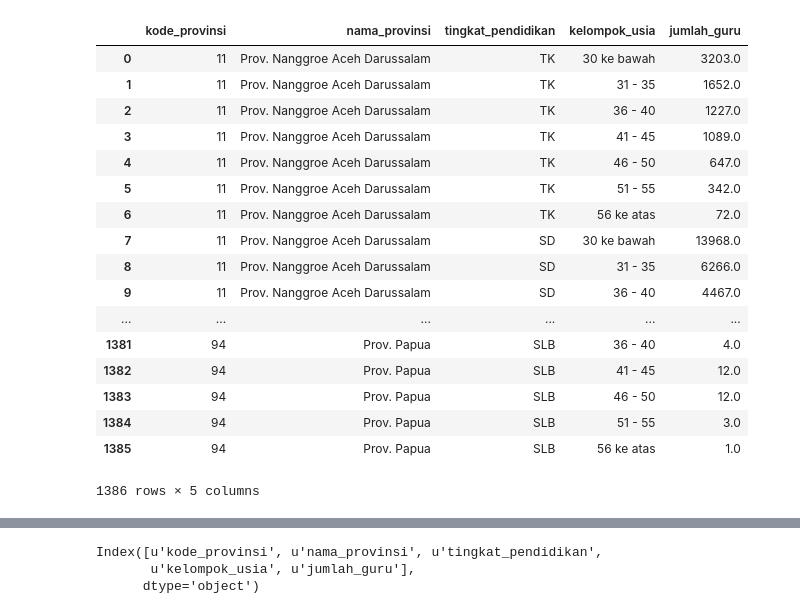
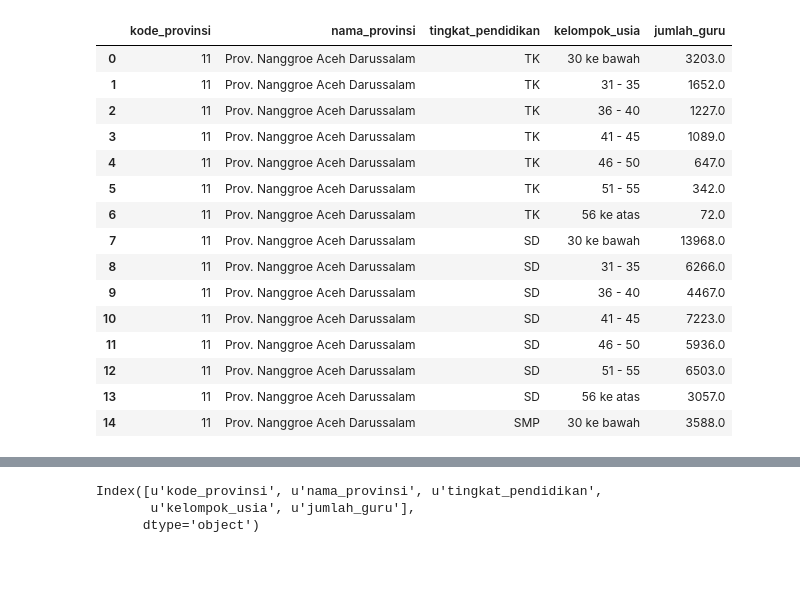
Before and after one commit to amnibrahim/digital-talent, a Jupyter notebook: analisis_data.ipynb, the cells around one changed output, grey strips where cells are left out. Cells and saved outputs as stored; diff of their text form; code cells hidden in the pictures; blank space fills up the shorter version.

```diff
--- a/analisis_data.ipynb
+++ b/analisis_data.ipynb
@@ -3,23 +14,21 @@ import pandas as pd
 # %%
 data_guru = pd.read_csv('datasets/processed-data-guru-kelompok-usia-provinsi-2012.csv', delimiter=",", encoding="ISO-8859-1")
 
-data_guru
+data_guru.head(15)
 # %% [output]
 |  | kode_provinsi | nama_provinsi | tingkat_pendidikan | kelompok_usia | jumlah_guru |
 | 0 | 11 | Prov. Nanggroe Aceh Darussalam | TK | 30 ke bawah | 3203.0 |
 | 1 | 11 | Prov. Nanggroe Aceh Darussalam | TK | 31 - 35 | 1652.0 |
 | 2 | 11 | Prov. Nanggroe Aceh Darussalam | TK | 36 - 40 | 1227.0 |
 | 3 | 11 | Prov. Nanggroe Aceh Darussalam | TK | 41 - 45 | 1089.0 |
 | 4 | 11 | Prov. Nanggroe Aceh Darussalam | TK | 46 - 50 | 647.0 |
 | 5 | 11 | Prov. Nanggroe Aceh Darussalam | TK | 51 - 55 | 342.0 |
 | 6 | 11 | Prov. Nanggroe Aceh Darussalam | TK | 56 ke atas | 72.0 |
 | 7 | 11 | Prov. Nanggroe Aceh Darussalam | SD | 30 ke bawah | 13968.0 |
 | 8 | 11 | Prov. Nanggroe Aceh Darussalam | SD | 31 - 35 | 6266.0 |
 | 9 | 11 | Prov. Nanggroe Aceh Darussalam | SD | 36 - 40 | 4467.0 |
-| ... | ... | ... | ... | ... | ... |
-| 1381 | 94 | Prov. Papua | SLB | 36 - 40 | 4.0 |
-| 1382 | 94 | Prov. Papua | SLB | 41 - 45 | 12.0 |
-| 1383 | 94 | Prov. Papua | SLB | 46 - 50 | 12.0 |
-| 1384 | 94 | Prov. Papua | SLB | 51 - 55 | 3.0 |
-| 1385 | 94 | Prov. Papua | SLB | 56 ke atas | 1.0 |
+| 10 | 11 | Prov. Nanggroe Aceh Darussalam | SD | 41 - 45 | 7223.0 |
+| 11 | 11 | Prov. Nanggroe Aceh Darussalam | SD | 46 - 50 | 5936.0 |
+| 12 | 11 | Prov. Nanggroe Aceh Darussalam | SD | 51 - 55 | 6503.0 |
+| 13 | 11 | Prov. Nanggroe Aceh Darussalam | SD | 56 ke atas | 3057.0 |
+| 14 | 11 | Prov. Nanggroe Aceh Darussalam | SMP | 30 ke bawah | 3588.0 |
-1386 rows × 5 columns
```
Also changed, not shown: parts of 4 cells of this notebook.
